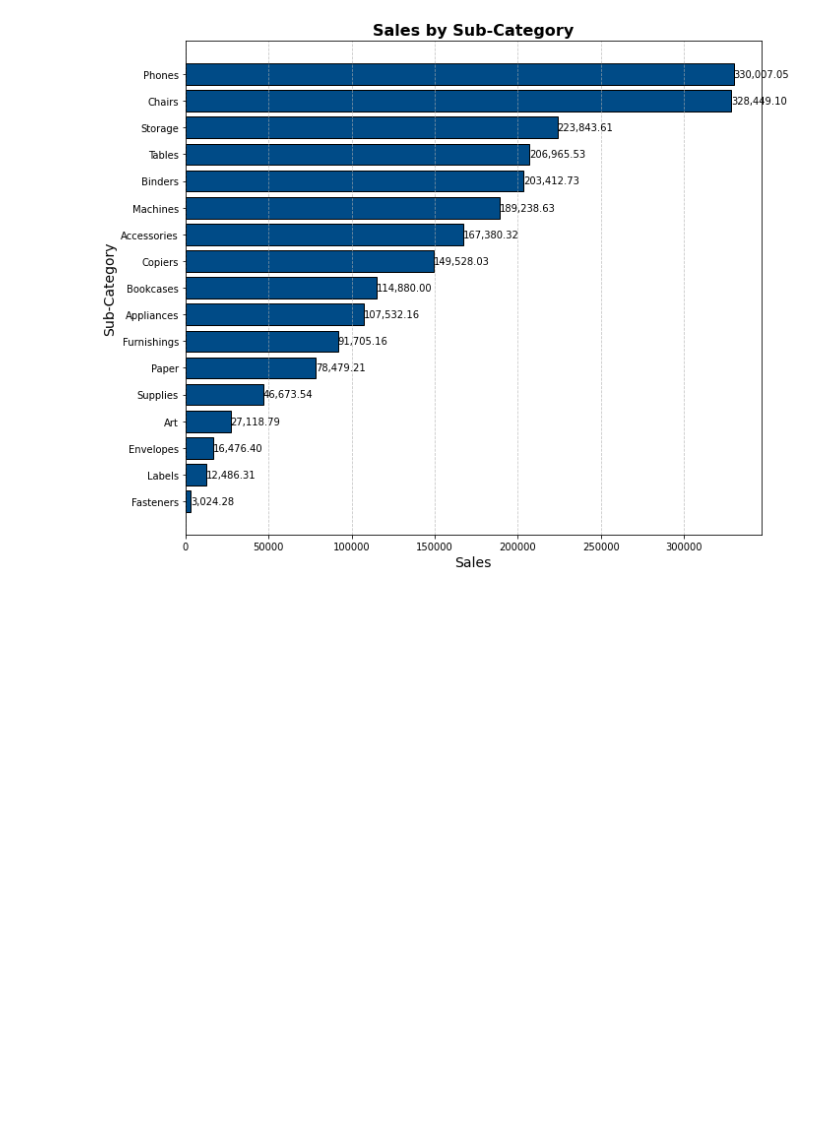
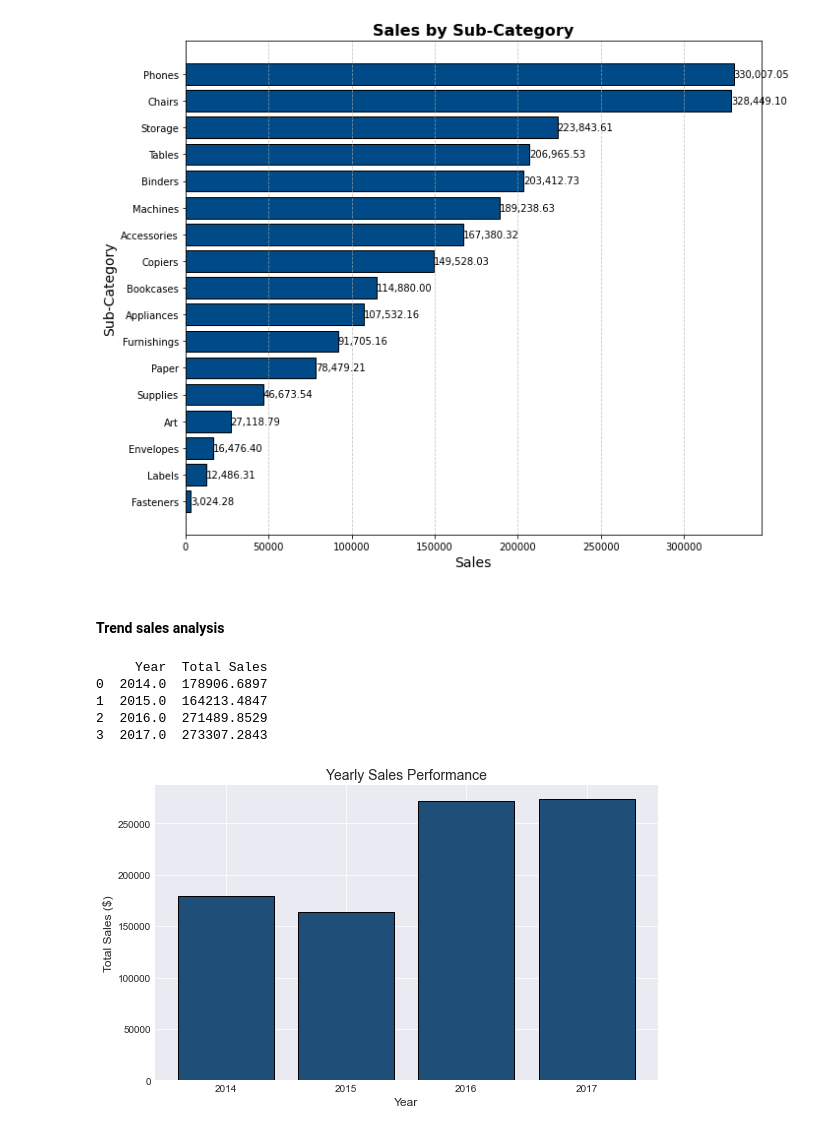
Before and after one commit to MehdiAliouan/Customer-Segmentation-Python, a Jupyter notebook: Superstore_Data_Analysis.ipynb, the cells around one changed output. Drawn from its saved outputs; the diff is of its cells as text; code cells hidden in the pictures; blank space fills up the shorter version.

```diff
--- a/Superstore_Data_Analysis.ipynb
+++ b/Superstore_Data_Analysis.ipynb
@@ -368,3 +368,46 @@ plt.tight_layout()
 plt.show()
 # %% [output]
 [figure]
+# %% [markdown]
+#### Trend sales analysis
+# %%
+# Converting 'Order Date' to datetime format
+df['Order Date'] = pd.to_datetime(df['Order Date'], dayfirst=True, errors='coerce')
+
+# Group by year and calculating the sum of sales
+yearly_sales = df.groupby(df['Order Date'].dt.year)['Sales'].sum()
+
+# Reset index to convert from Series to DataFrame
+yearly_sales = yearly_sales.reset_index()
+
+# Rename columns order date and sales
+yearly_sales = yearly_sales.rename(columns={'Order Date': 'Year', 'Sales': 'Total Sales'})
+
+print(yearly_sales)
+# %% [output]
+     Year  Total Sales
+0  2014.0  178906.6897
+1  2015.0  164213.4847
+2  2016.0  271489.8529
+3  2017.0  273307.2843
+# %%
+# converting the year column to integer type
+yearly_sales['Year'] = yearly_sales['Year'].astype(int)
+
+# Create the bar chart
+plt.figure(figsize=(8, 5))
+bars = plt.bar(yearly_sales['Year'], yearly_sales['Total Sales'], color='#1f4e78', edgecolor='black')
+
+# Set x-ticks to show only integer years
+plt.xticks(yearly_sales['Year'])
+
+# Add labels and title
+plt.xlabel('Year', fontsize=12)
+plt.ylabel('Total Sales ($)', fontsize=12)
+plt.title('Yearly Sales Performance', fontsize=14)
+
+# Show the chart
+plt.tight_layout()
+plt.show()
+# %% [output]
+[figure, added]
```
Also changed, not shown: parts of 6 cells of this notebook, 1 other file.
